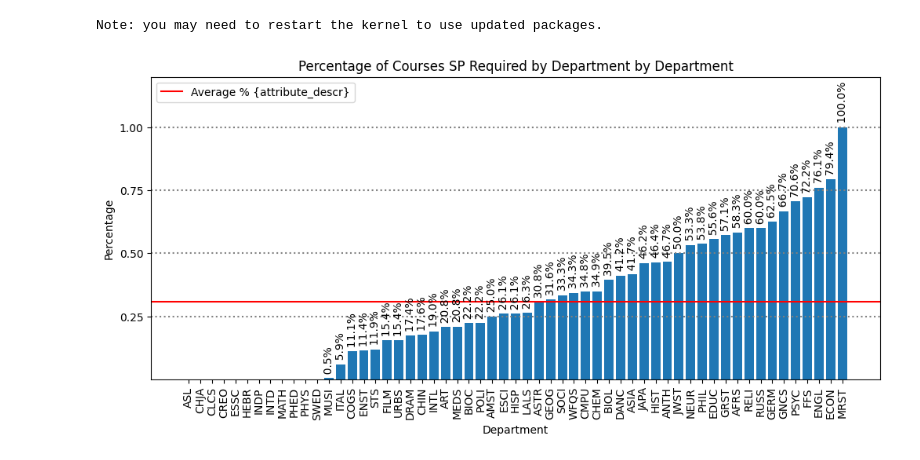
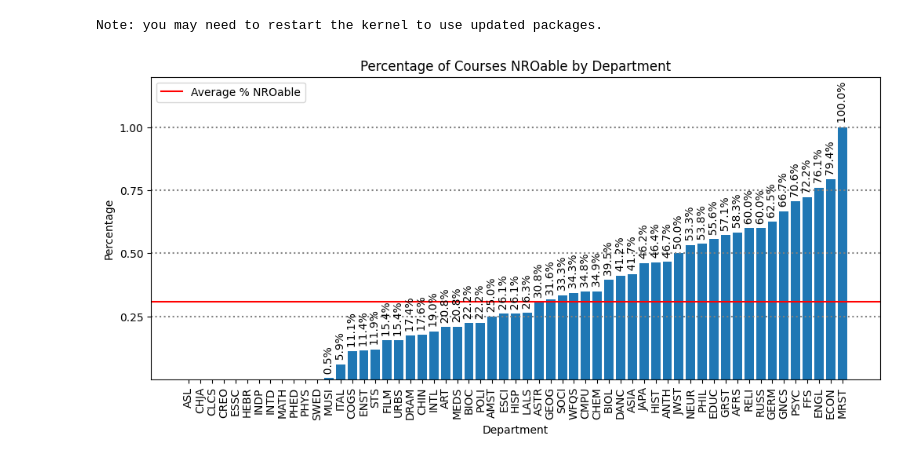
Before and after one commit to IsaacRudnick/Vassar-Course-Data-Analysis, a Jupyter notebook: analysis/NROable_percent_by_dept.ipynb, the cells around one changed output. Saved outputs shown, nothing was run; the diff lists cells and outputs as text; code cells hidden in the pictures.

```diff
--- a/analysis/NROable_percent_by_dept.ipynb
+++ b/analysis/NROable_percent_by_dept.ipynb
@@ -15,10 +15,10 @@ from utils.attribute_percent_per_group import *
 # %%
 def is_nroable(course) -> bool:
     return course['gm'] == 'NR'
 
 def course_dept(course) -> str:
     return course['dept']
 
-attribute_per_group(is_nroable, course_dept, 'SP Required by Department', 'Department')
+attribute_per_group(is_nroable, course_dept, 'NROable', 'Department')
 # %% [output]
-[figure, old version]
+[figure, new version]
```
Also changed, not shown: 2 other files.
